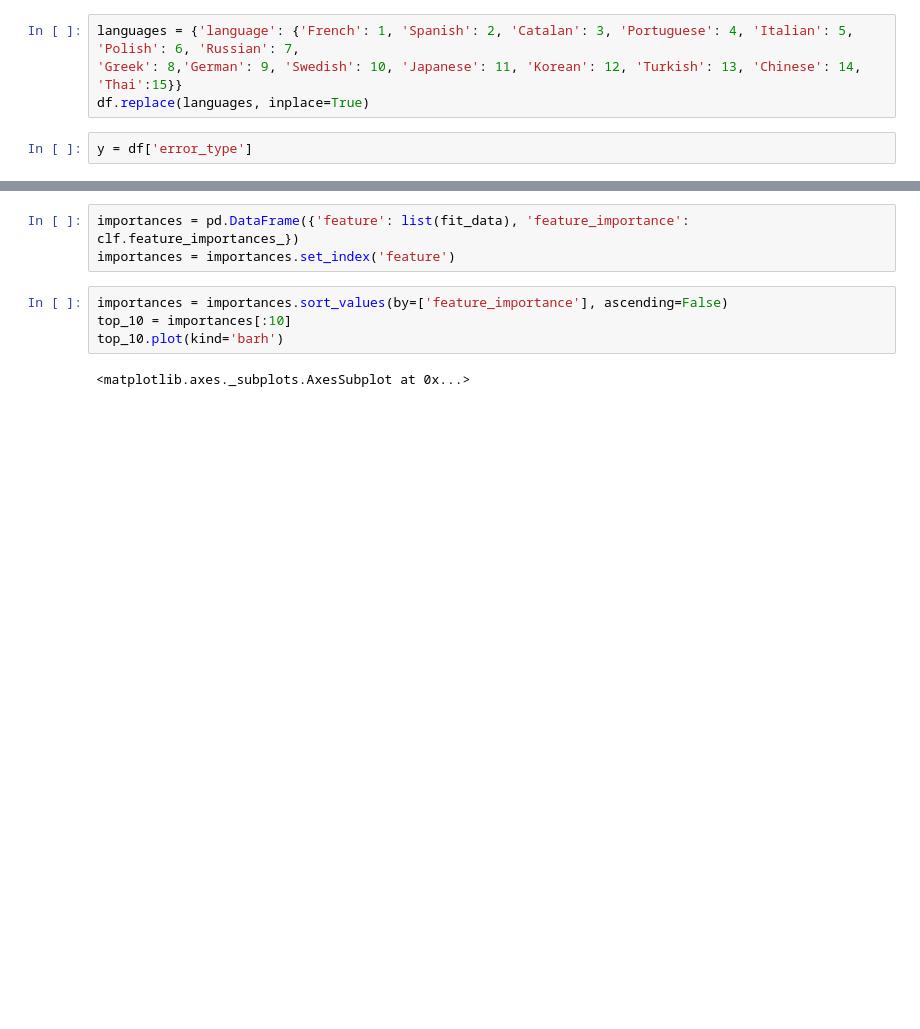
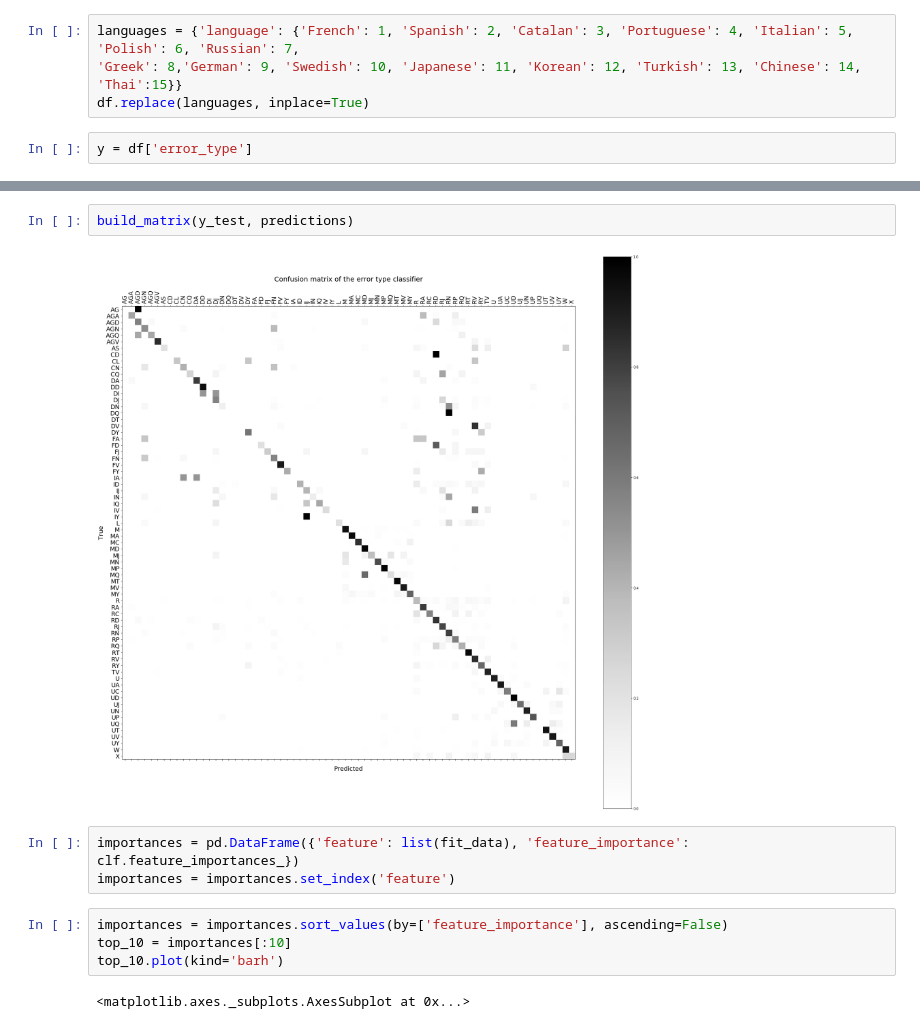
Before and after one commit to leticiawanderley/cmput664, a Jupyter notebook: Error type classification - Random Forest.ipynb, the cells around one changed output, grey strips where cells are left out. Cells and saved outputs as stored; diff of their text form; blank space fills up the shorter version.

```diff
--- a/Error type classification - Random Forest.ipynb
+++ b/Error type classification - Random Forest.ipynb
@@ -133,3 +162,7 @@ plt.show()
+# %%
+build_matrix(y_test, predictions)
+# %% [output]
+[figure, added]
 # %%
 importances = pd.DataFrame({'feature': list(fit_data), 'feature_importance': clf.feature_importances_})
 importances = importances.set_index('feature')
```
Also changed, not shown: parts of 11 cells of this notebook, 8 other files.
